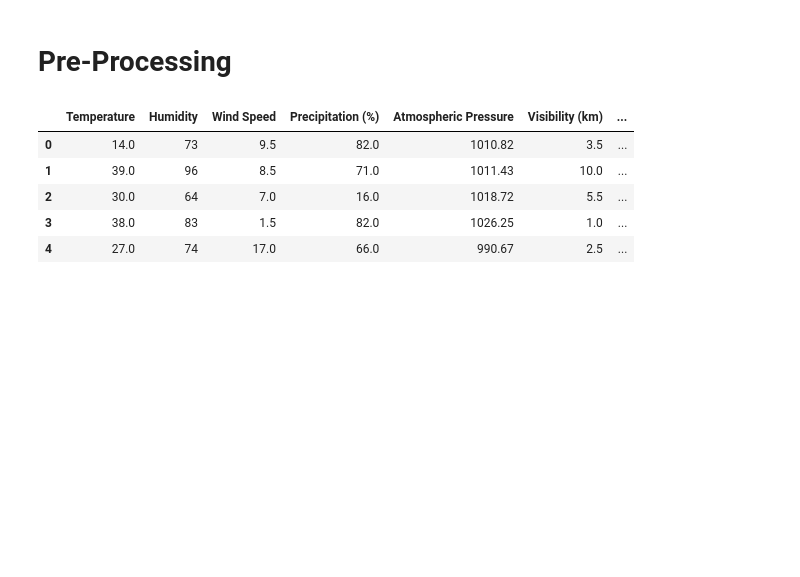
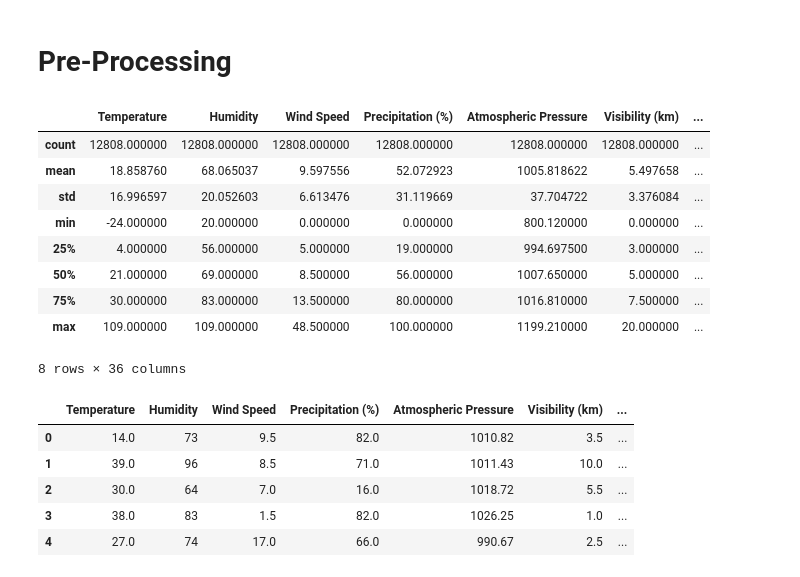
Before and after one commit to ajebril1/weather_prediction, a Jupyter notebook: finalproject.ipynb, the cells around one changed output. Cells and saved outputs as stored; diff of their text form; code cells hidden in the pictures; blank space fills up the shorter version.

```diff
--- a/finalproject.ipynb
+++ b/finalproject.ipynb
@@ -71,6 +71,22 @@ non_categorical = df.drop(columns=categorical_features)
 
 # merge
 processed_df = pd.concat([non_categorical, encoded_df], axis=1)
+# %%
+# remove precipitations over 100%
+
+processed_df = processed_df[processed_df["Precipitation (%)"] <= 100]
+processed_df.describe()
+# %% [output]
+|  | Temperature | Humidity | Wind Speed | Precipitation (%) | Atmospheric Pressure | Visibility (km) | ... |
+| count | 12808.000000 | 12808.000000 | 12808.000000 | 12808.000000 | 12808.000000 | 12808.000000 | ... |
+| mean | 18.858760 | 68.065037 | 9.597556 | 52.072923 | 1005.818622 | 5.497658 | ... |
+| std | 16.996597 | 20.052603 | 6.613476 | 31.119669 | 37.704722 | 3.376084 | ... |
+| min | -24.000000 | 20.000000 | 0.000000 | 0.000000 | 800.120000 | 0.000000 | ... |
+| 25% | 4.000000 | 56.000000 | 5.000000 | 19.000000 | 994.697500 | 3.000000 | ... |
+| 50% | 21.000000 | 69.000000 | 8.500000 | 56.000000 | 1007.650000 | 5.000000 | ... |
+| 75% | 30.000000 | 83.000000 | 13.500000 | 80.000000 | 1016.810000 | 7.500000 | ... |
+| max | 109.000000 | 109.000000 | 48.500000 | 100.000000 | 1199.210000 | 20.000000 | ... |
+8 rows × 36 columns
 # %%
 processed_df.head()
 # %% [output]
```
Also changed, not shown: parts of 2 cells of this notebook.
